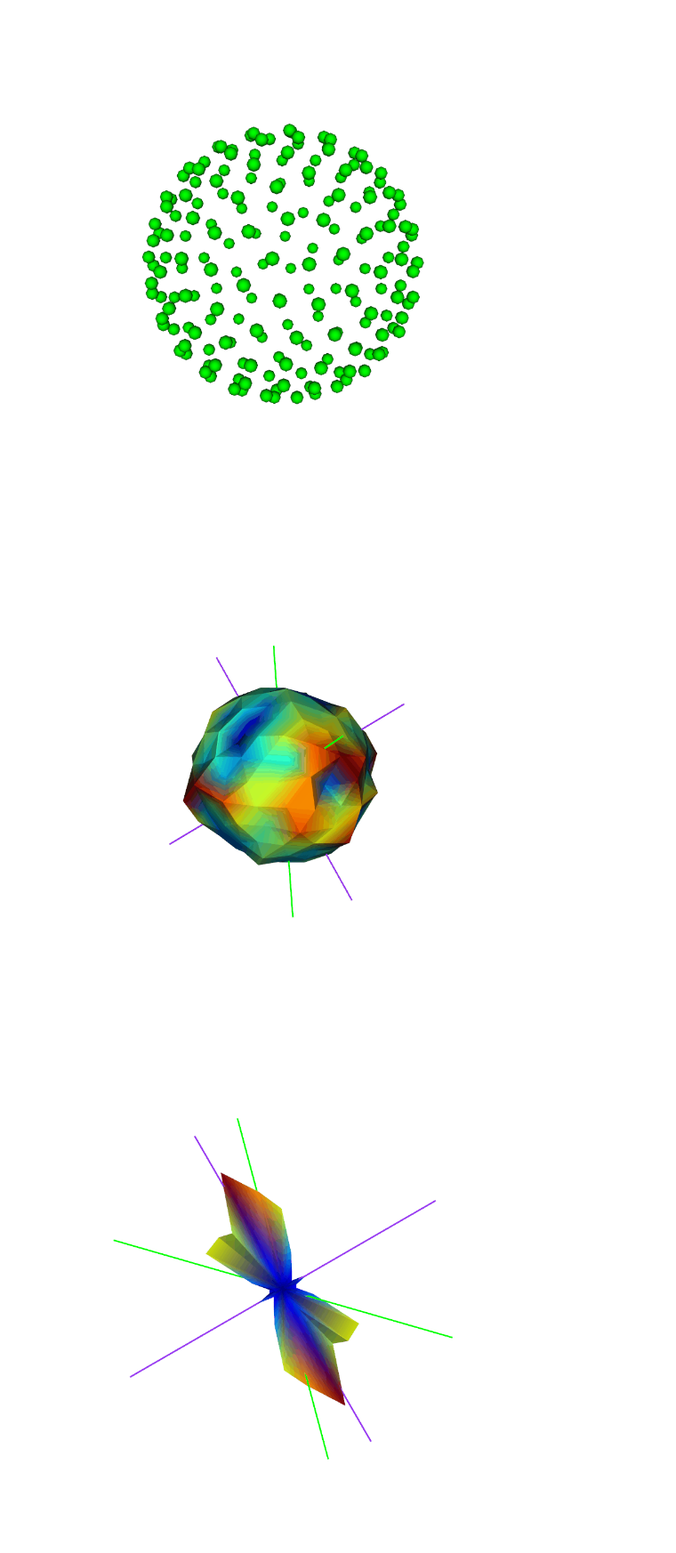
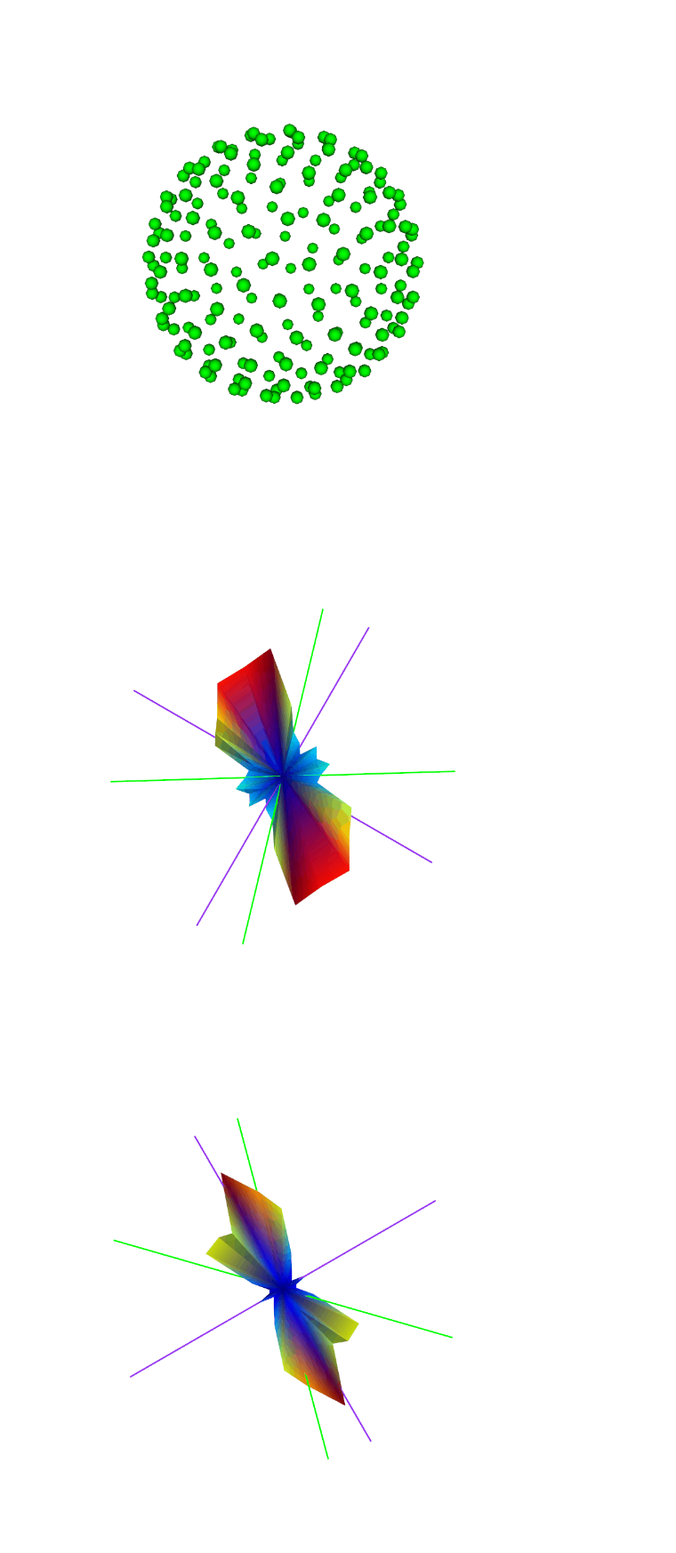
Before and after one commit to BrysonGray/fibermetric, a Jupyter notebook: notebooks/make_sta_figures.ipynb, the cells around one changed output. Shown: that part at 89% size. Cells and saved outputs as stored; diff of their text form; code cells hidden in the pictures.

```diff
--- a/notebooks/make_sta_figures.ipynb
+++ b/notebooks/make_sta_figures.ipynb
@@ -494,14 +501,14 @@ shapes = [(24,72,72)]
 
 
 AI = [d[1]/d[0] for d in shapes]
-period=10.0
+period=13.0
 sigma0 = 1.0
 sigma1 = 1.0
 # true_thetas = np.array([np.pi/4, 3*np.pi/4])
 # true_thetas = errors_df['angles'].iloc[0]
-# true_thetas = np.array([[np.pi/2, 0.0],
-                        # [np.pi/3, np.pi/4]])
-true_thetas = np.array([[np.pi/3, 0.0]])
+true_thetas = np.array([[np.pi/2, 0.0]])
+# true_thetas = np.array([[np.pi/3, 0.0],
+#                         [-np.pi/6, 0.0]])
 print(true_thetas)
 fig, ax = plt.subplots(1,4)
 angles_dist = []
@@ -533,9 +540,9 @@ for i in range(1): #ax.shape[1]):
     # ax[1][i].imshow(img_up[:,:,36], extent=extent, vmin=1e-6, interpolation='none')
     # ax[2][i].imshow(img_blur[:,:,36], extent=extent, interpolation='none')
     # ax[3][i].imshow(angles_[:,:,36], extent=extent, interpolation='none')
-    ax[0].imshow(img[:,:,36], extent=extent, interpolation='none')
+    ax[0].imshow(img[:,36,:], extent=extent, interpolation='none')#, vmin=1e-3)
     ax[0].set_title(f'AI = {d[0]:.2f}')
-    ax[1].imshow(img_up[:,:,36], extent=extent, vmin=1e-3, interpolation='none')
-    ax[2].imshow(img_blur[:,:,36], extent=extent, vmin=1e-3, interpolation='none')
-    ax[3].imshow(angles_[:,:,36], extent=extent, interpolation='none')
+    ax[1].imshow(img_up[:,36,:], extent=extent, interpolation='none')#, vmin=2e-2)
+    ax[2].imshow(img_blur[:,36,:], extent=extent, interpolation='none')#, vmin=2e-2)
+    ax[3].imshow(angles_[:,36,:], extent=extent, interpolation='none')
 # %% [output]
@@ -613,7 +616,7 @@ def screenshot_animated_sf(sf, sphere, rot=True, norm=True, scale=True, title='M
         scene.add(lines_actor)
         if rot:
             lines_actor.RotateX(90)
-            lines_actor.RotateZ(90)
+            lines_actor.RotateZ(-90)
             # lines_actor.RotateY(90)
 
     if rot:
@@ -651,7 +654,7 @@ def screenshot_gradients(sph_gtab, title='Modeling'):
     scene.clear()
     return outfile
 # %%
-n_pts = 96
+n_pts = 128
 theta = np.pi - np.random.rand(n_pts)
 phi = 2 * np.pi - np.random.rand(n_pts)
 hsph_initial = HemiSphere(theta=theta, phi=phi)
@@ -691,10 +694,10 @@ for i in range(len(angles_dist)):
     hist_sph[vertices.shape[0]:] = hist
     hist_sph_list.append(hist_sph)
 # %%
-image = screenshot_animated_sf(hist_sph_list[0], sph_gtab, title='Histogram of STA angles', theta_step=15, rot=True, mu=mu_list[0], true_thetas=true_thetas)
+image = screenshot_animated_sf(hist_sph_list[0], sph_gtab, title='Histogram of STA angles', theta_step=360, rot=True, mu=mu_list[0], true_thetas=true_thetas)
 Image(filename=image)
 # %% [output]
-[figure, old version]
+[figure, new version]
 # %%
 image = screenshot_animated_sf(hist_sph_list[1], sph_gtab, title='Histogram of STA angles', theta_step=360, rot=True, mu=mu_list[1], true_thetas=true_thetas)
 Image(filename=image)
```
Also changed, not shown: parts of 5 cells of this notebook, 1 other file.
